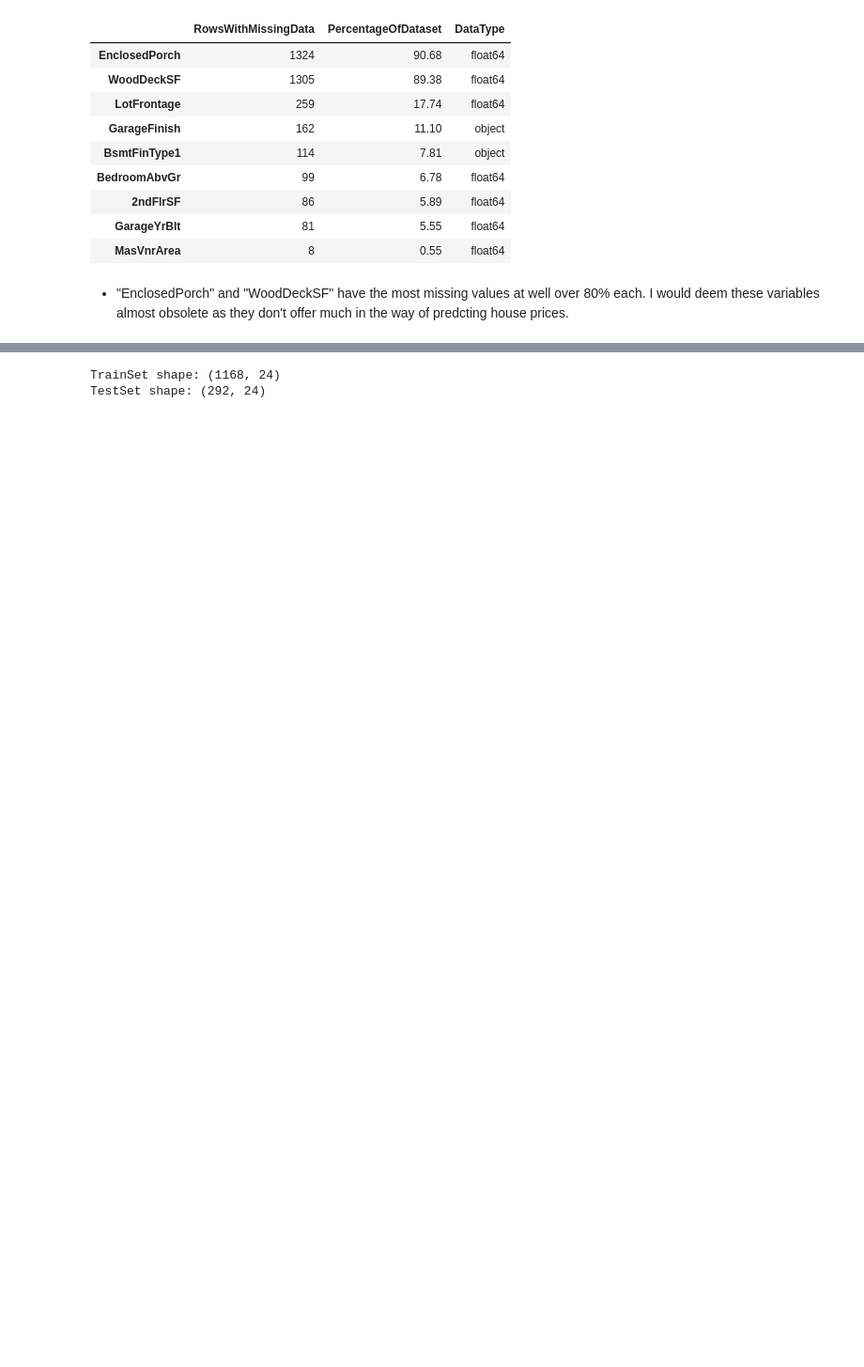
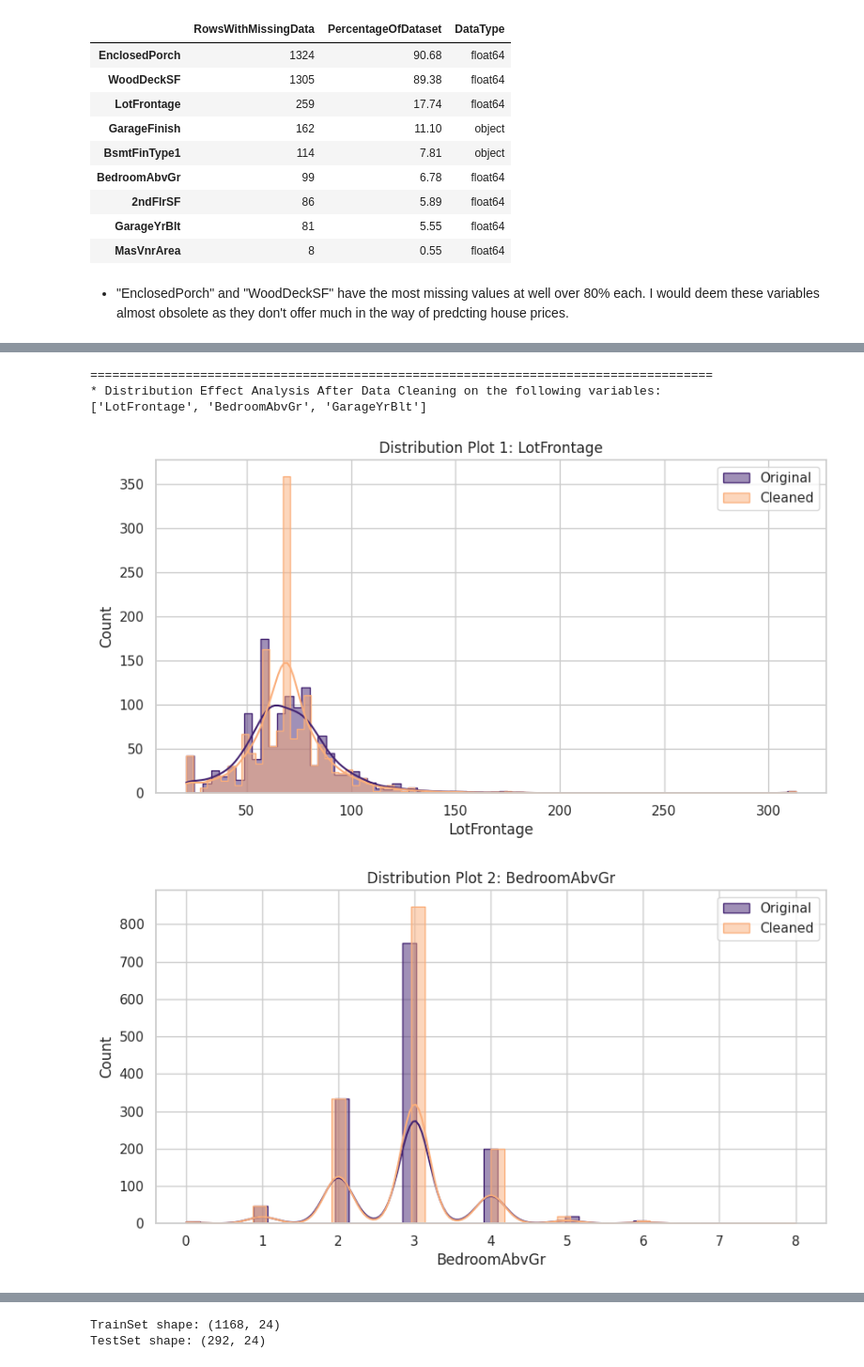
Before and after one commit to Drennan98/Heritage-Housing-Issues, a Jupyter notebook: jupyter_notebooks/3 - DataCleaning.ipynb, the cells around one changed output, grey strips where cells are left out. Shown at 94% size. Drawn from its saved outputs; the diff is of its cells as text; code cells hidden in the pictures; blank space fills up the shorter version.

```diff
--- a/jupyter_notebooks/3 - DataCleaning.ipynb
+++ b/jupyter_notebooks/3 - DataCleaning.ipynb
@@ -261,0 +323,23 @@ def plot_data_cleaning_effect(df_original, df_cleaned, variables_applied):
+# %%
+# Import the necessary imputation class
+from feature_engine.imputation import MeanMedianImputer
+
+# Define the variables to impute
+variables_to_impute = ["LotFrontage", "BedroomAbvGr", "GarageYrBlt"]
+
+# Instantiate the imputer with specific parameters
+imputer = MeanMedianImputer(imputation_method="median", variables=variables_to_impute)
+
+# Apply the imputer to the DataFrame
+df_imputed = imputer.fit_transform(df)
+
+# Plot and compare the effect of imputation
+plot_data_cleaning_effect(df_original=df,
+                          df_cleaned=df_imputed,
+                          variables_applied=variables_to_impute)
+# %% [output]
+=====================================================================================
+* Distribution Effect Analysis After Data Cleaning on the following variables:
+['LotFrontage', 'BedroomAbvGr', 'GarageYrBlt']
+[figure, added]
+[figure, added]
```
Also changed, not shown: parts of 6 cells of this notebook.
